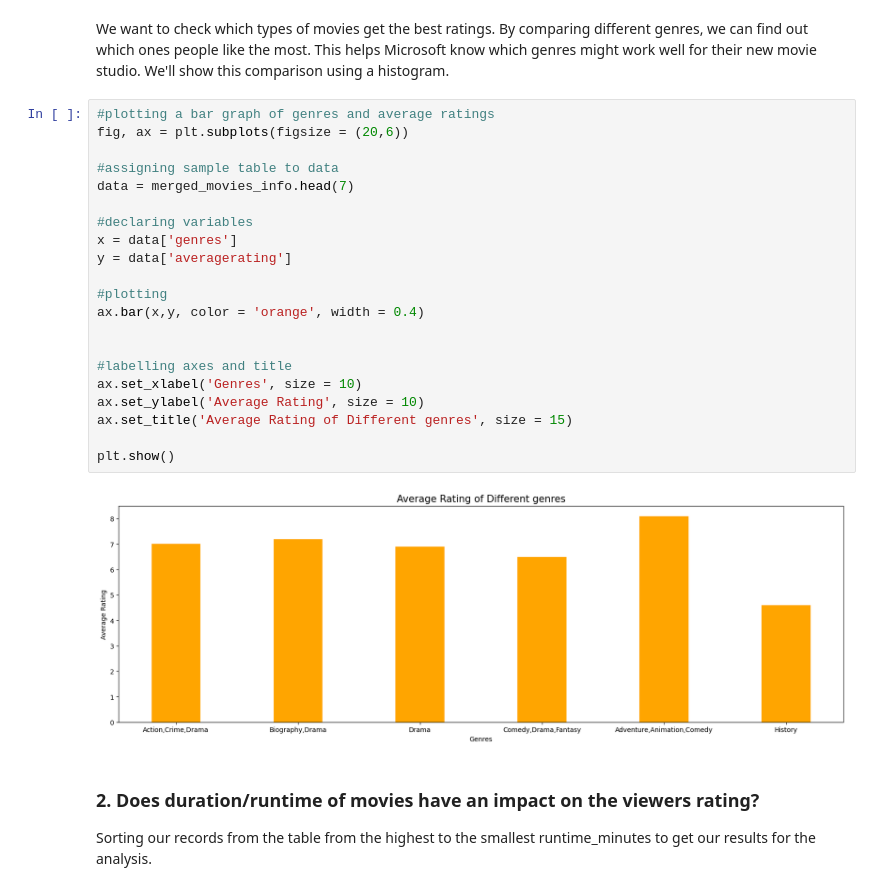
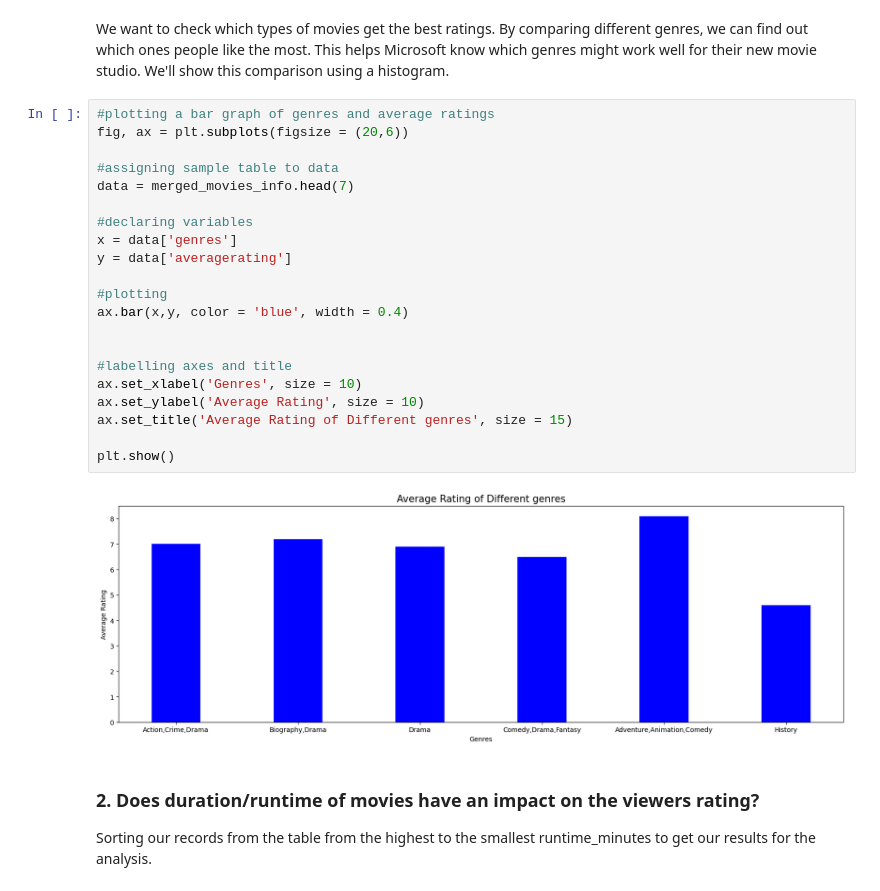
Before and after one commit to idatonui/Microsoft-Movie-Studio-Insights, a Jupyter notebook: Index.ipynb, the cells around one changed output. Saved outputs shown, nothing was run; the diff lists cells and outputs as text.

```diff
--- a/Index.ipynb
+++ b/Index.ipynb
@@ -575,26 +573,26 @@ We want to check which types of movies get the best ratings. By comparing differ
 # %%
 #plotting a bar graph of genres and average ratings
 fig, ax = plt.subplots(figsize = (20,6))
 
 #assigning sample table to data
 data = merged_movies_info.head(7)
 
 #declaring variables
 x = data['genres']
 y = data['averagerating']
 
 #plotting
-ax.bar(x,y, color = 'orange', width = 0.4)
+ax.bar(x,y, color = 'blue', width = 0.4)
 
 
 #labelling axes and title
 ax.set_xlabel('Genres', size = 10)
 ax.set_ylabel('Average Rating', size = 10)
 ax.set_title('Average Rating of Different genres', size = 15)
 
 plt.show()
 # %% [output]
-[figure, old version]
+[figure, new version]
 # %% [markdown]
 ### 2. Does duration/runtime of movies have an impact on the viewers rating?
 
```
Also changed, not shown: parts of 4 cells of this notebook.
